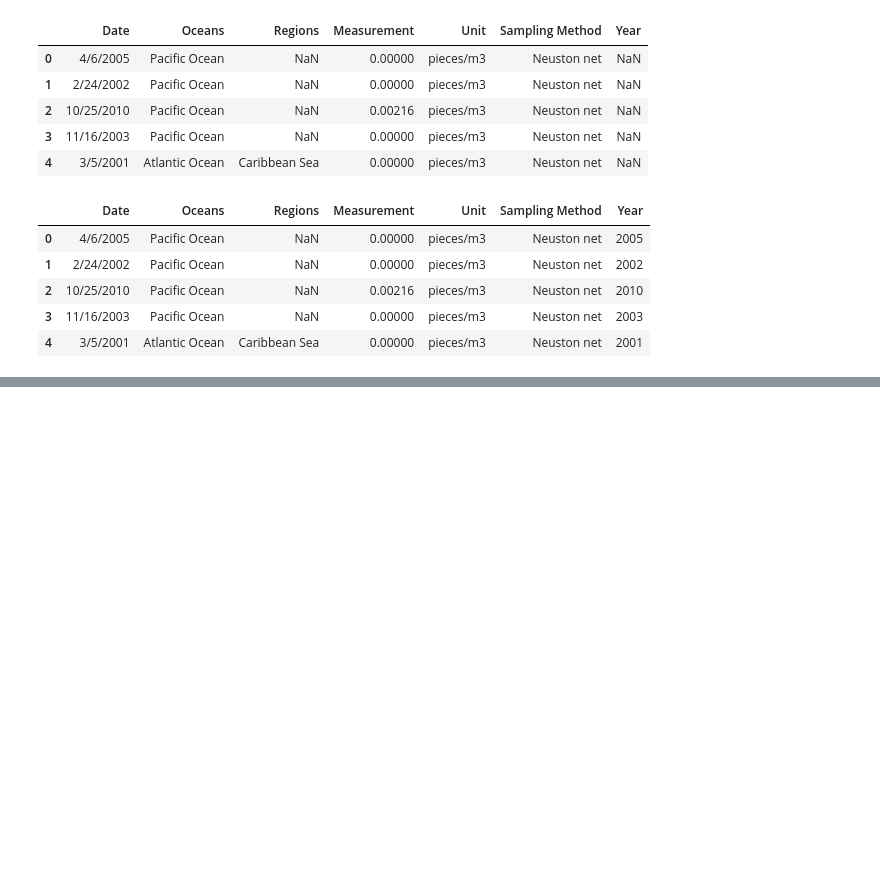
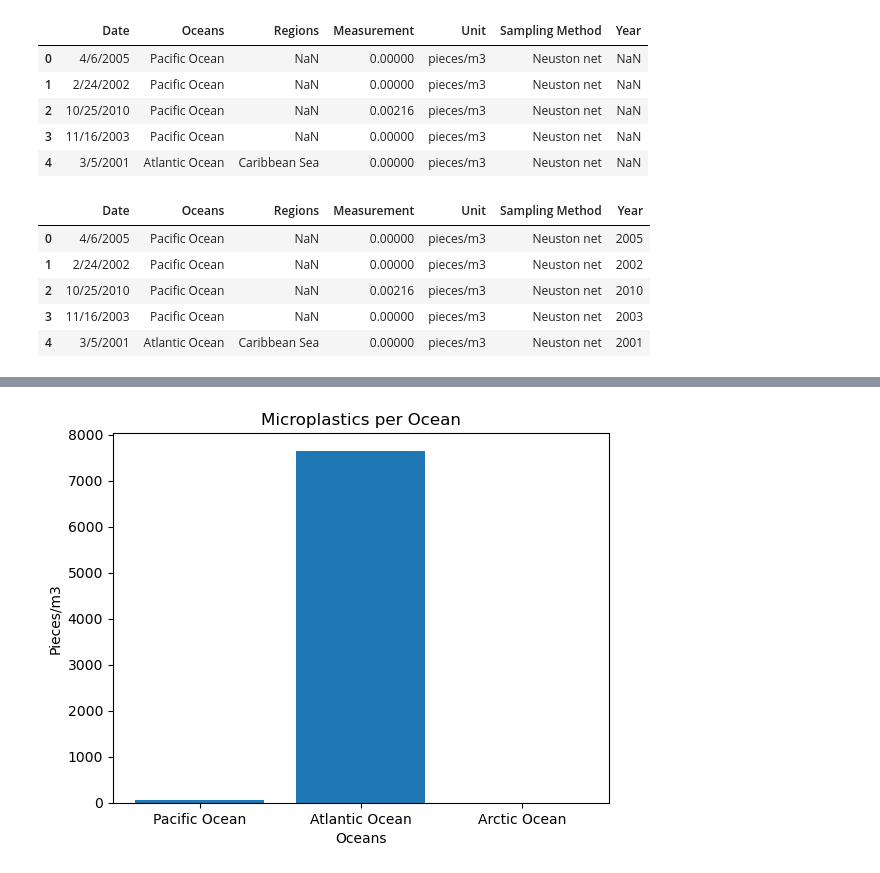
Before and after one commit to emalaki/Project-1, a Jupyter notebook: Microplastics_P1.ipynb, the cells around one changed output, grey strips where cells are left out. Saved outputs shown, nothing was run; the diff lists cells and outputs as text; code cells hidden in the pictures; blank space fills up the shorter version.

```diff
--- a/Microplastics_P1.ipynb
+++ b/Microplastics_P1.ipynb
@@ -101,7 +101,13 @@ sampling_statistics.head()
 # %%
 # per Ocean
 measurement_per_ocean = clean_microplastics.groupby("Oceans")["Measurement"].mean()
-measurement_per_ocean
+plt.bar(clean_microplastics["Oceans"], clean_microplastics["Measurement"])
+plt.title("Microplastics per Ocean")
+plt.xlabel("Oceans")
+plt.ylabel("Pieces/m3")
+plt.show()
+# %% [output]
+[figure, added]
 # %%
 # per region
 measurement_per_regions = clean_microplastics.groupby("Regions")["Measurement"].mean()
```
Also changed, not shown: parts of 2 cells of this notebook, 1 other file.
